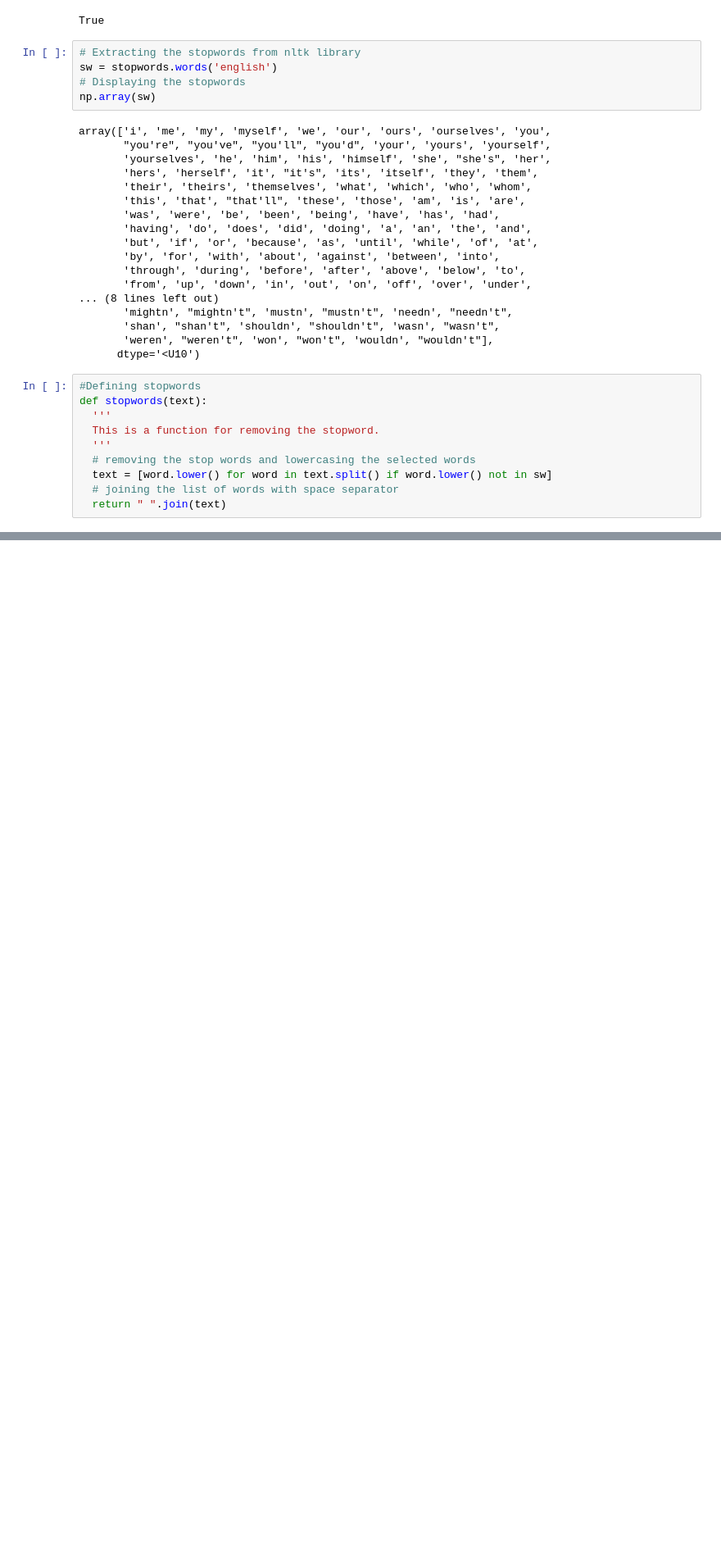
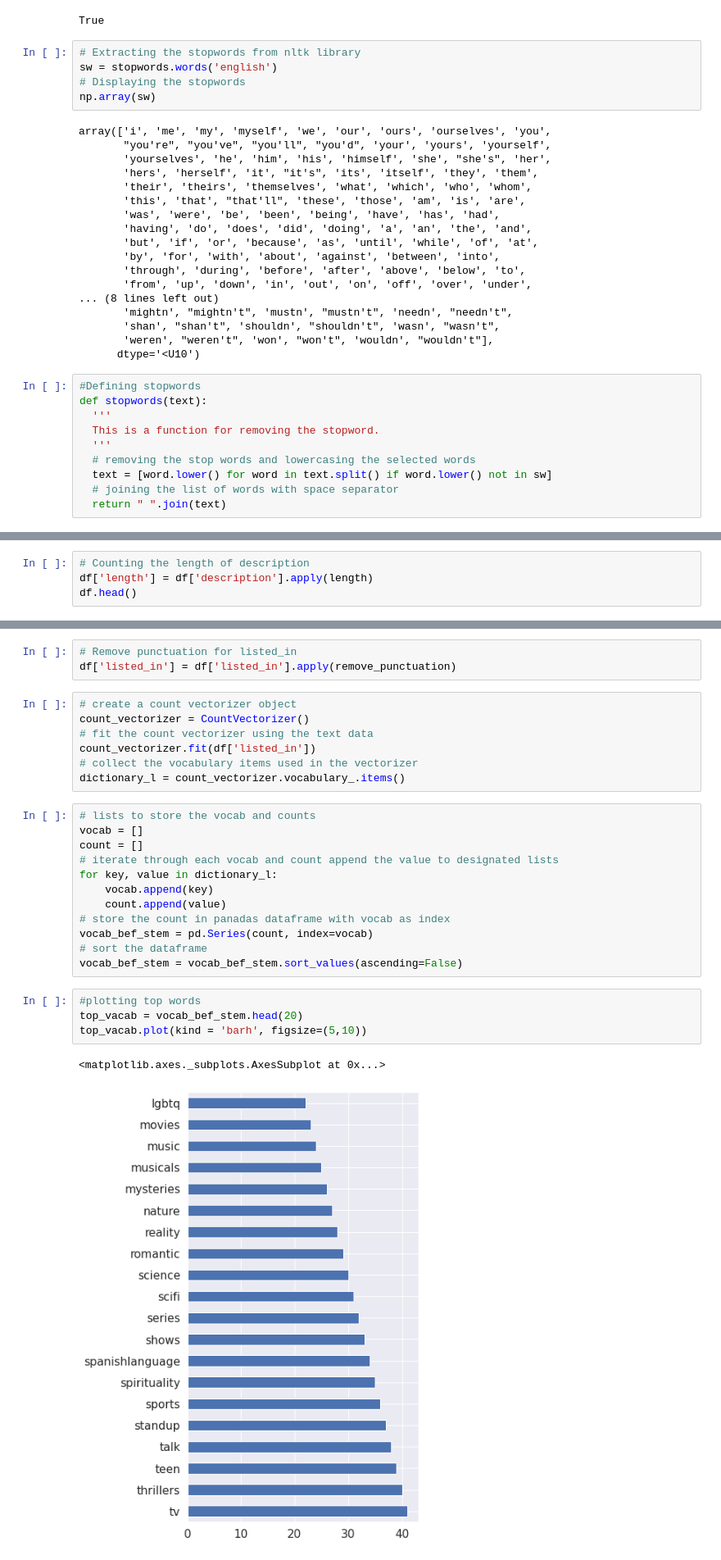
Before and after one commit to Animesh227/Netflix-Movies-and-TV-Shows-Clustering, a Jupyter notebook: NETFLIX_MOVIES_AND_TV_SHOWS_CLUSTERING_Animesh_Chakraborty.ipynb, the cells around one changed output, grey strips where cells are left out. Shown at 82% size. Saved outputs shown, nothing was run; the diff lists cells and outputs as text; blank space fills up the shorter version.

```diff
--- a/NETFLIX_MOVIES_AND_TV_SHOWS_CLUSTERING_Animesh_Chakraborty.ipynb
+++ b/NETFLIX_MOVIES_AND_TV_SHOWS_CLUSTERING_Animesh_Chakraborty.ipynb
@@ -639,0 +693,4 @@ df.head()
+# %%
+# Counting the length of description
+df['length'] = df['description'].apply(length)
+df.head()
@@ -639,0 +704,29 @@ df.head()
+# %%
+# Remove punctuation for listed_in
+df['listed_in'] = df['listed_in'].apply(remove_punctuation)
+# %%
+# create a count vectorizer object
+count_vectorizer = CountVectorizer()
+# fit the count vectorizer using the text data
+count_vectorizer.fit(df['listed_in'])
+# collect the vocabulary items used in the vectorizer
+dictionary_l = count_vectorizer.vocabulary_.items()
+# %%
+# lists to store the vocab and counts
+vocab = []
+count = []
+# iterate through each vocab and count append the value to designated lists
+for key, value in dictionary_l:
+    vocab.append(key)
+    count.append(value)
+# store the count in panadas dataframe with vocab as index
+vocab_bef_stem = pd.Series(count, index=vocab)
+# sort the dataframe
+vocab_bef_stem = vocab_bef_stem.sort_values(ascending=False)
+# %%
+#plotting top words
+top_vacab = vocab_bef_stem.head(20)
+top_vacab.plot(kind = 'barh', figsize=(5,10))
+# %% [output]
+<matplotlib.axes._subplots.AxesSubplot at 0x...>
+[figure, added]
```
Also changed, not shown: parts of 9 cells of this notebook.
